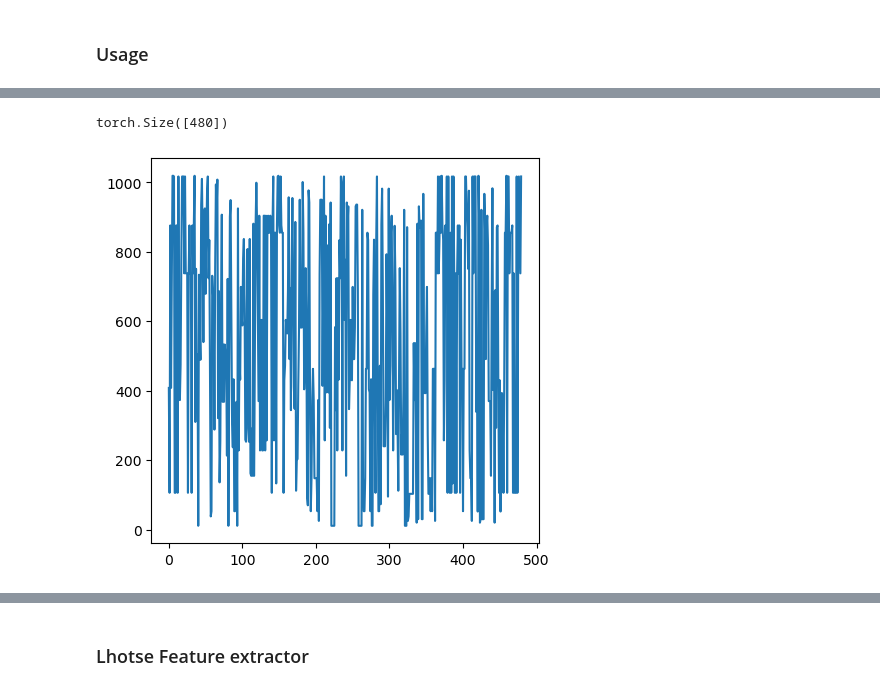
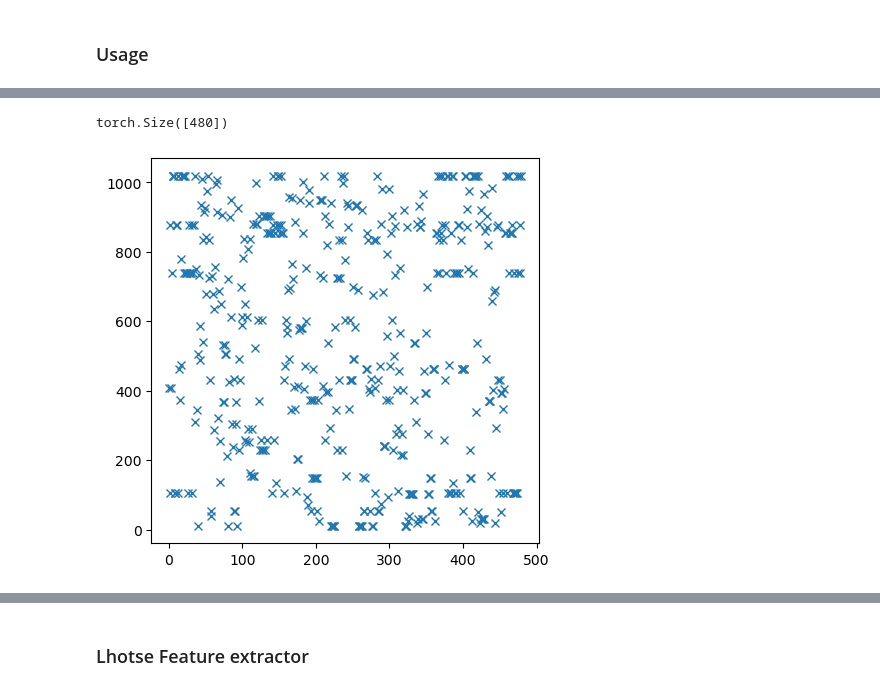
Before and after one commit to slegroux/nimrod, a Jupyter notebook: nbs/audio.embeddings.ipynb, the cells around one changed output, grey strips where cells are left out. Saved outputs shown, nothing was run; the diff lists cells and outputs as text; code cells hidden in the pictures.

```diff
--- a/nbs/audio.embeddings.ipynb
+++ b/nbs/audio.embeddings.ipynb
@@ -96,6 +111,6 @@ wav: torch.Size([1, 102400]), code: torch.Size([1, 8, 480])
 # %%
-plt.plot(codes[0][0])
+plt.plot(codes[0][0], 'x')
 print(codes[0][0].shape)
 # %% [output]
 torch.Size([480])
-[figure, old version]
+[figure, new version]
```
Also changed, not shown: parts of 4 cells of this notebook, 3 other files.
